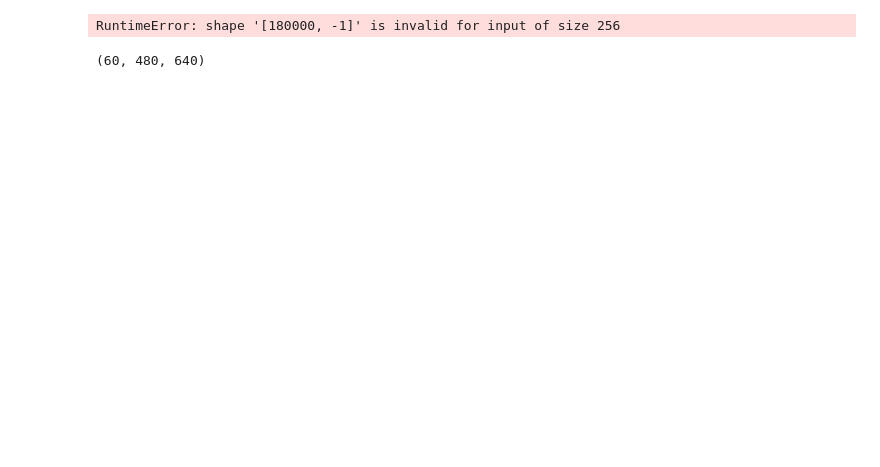
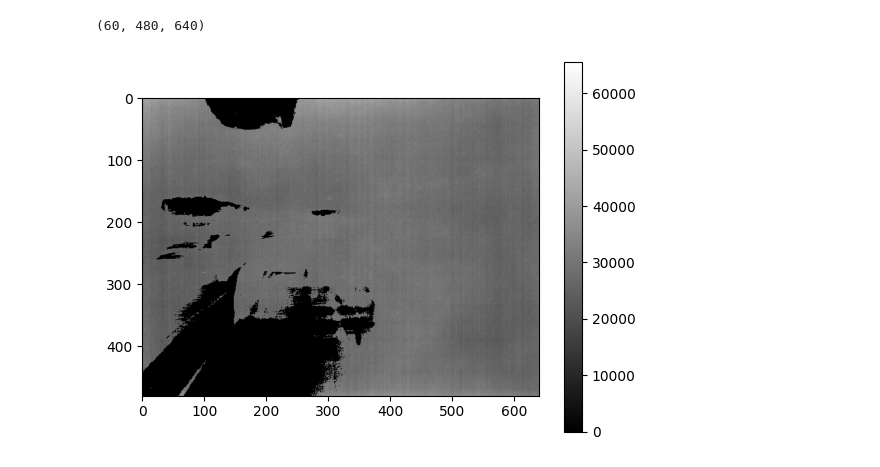
Before and after one commit to ThangVuH/M1_S8_dataChallenge_24, a Jupyter notebook: mean_median_noise.ipynb, the cells around one changed output. Cells and saved outputs as stored; diff of their text form; code cells hidden in the pictures; blank space fills up the shorter version.

```diff
--- a/mean_median_noise.ipynb
+++ b/mean_median_noise.ipynb
@@ -169,7 +221,3 @@ def select_least_entropy_blocks(images, x):
 lci = select_least_contrasted_images(arr, 70)
 # %%
 lcb = select_least_contrasted_blocks(arr,10)
-# %%
-leb = select_least_entropy_blocks(arr,100)
-# %% [output]
-RuntimeError: shape '[180000, -1]' is invalid for input of size 256
@@ -179,0 +241,10 @@ lcb.shape
+# %%
+median = np.median(arr, axis =0)
+mean = np.mean(arr, axis =0)
+common = common_values(mean, median, 1000)
+plt.imshow(common, cmap='gray')
+plt.colorbar()
+
+plt.show()
+# %% [output]
+[figure, added]
```
Also changed, not shown: parts of 15 cells of this notebook, 20 other files.
